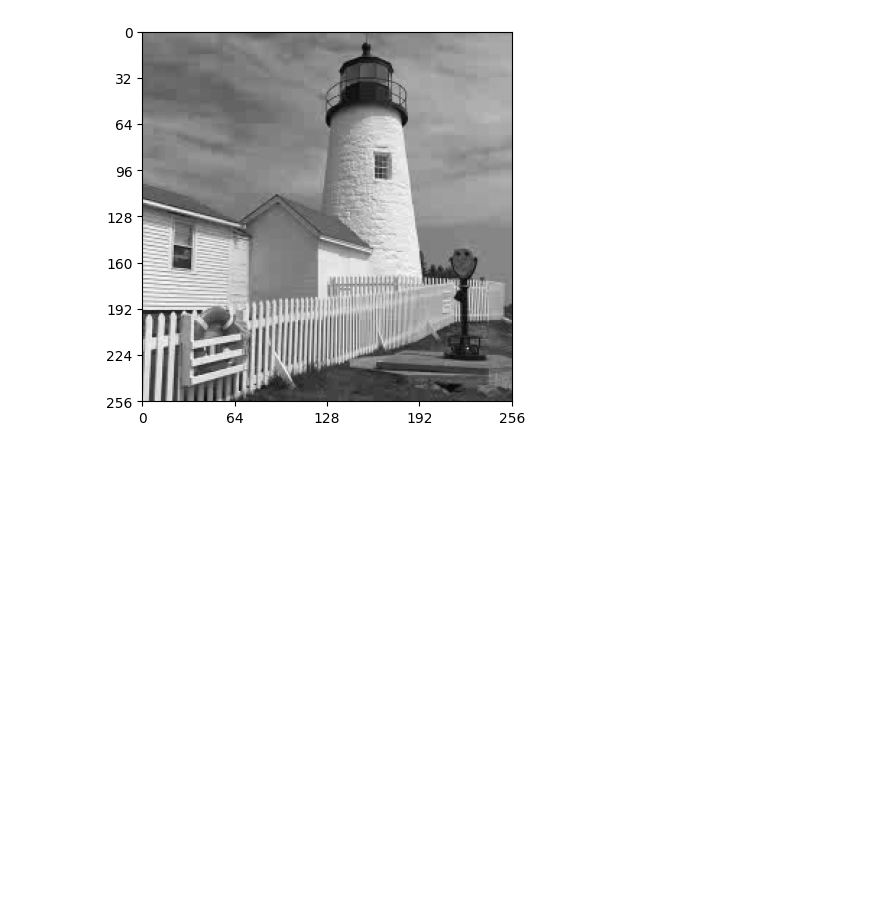
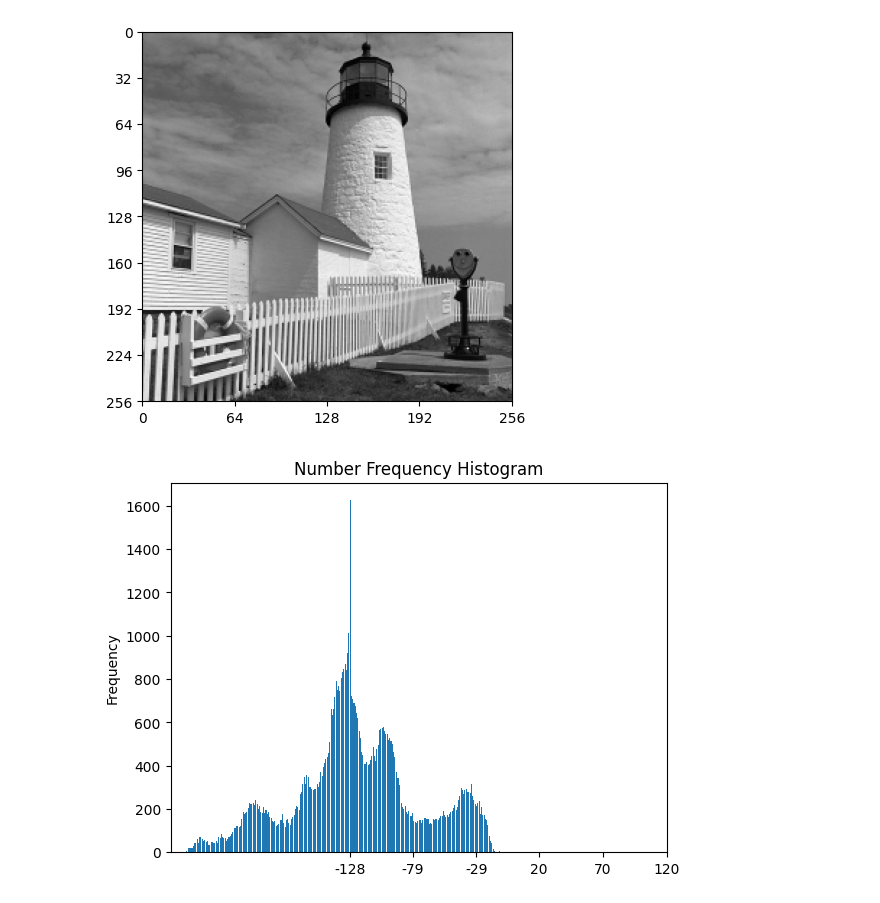
Before and after one commit to jet-tong/cued_sf2_lab, a Jupyter notebook: 12-huffman-jensen.ipynb, the cells around one changed output. Cells and saved outputs as stored; diff of their text form; code cells hidden in the pictures; blank space fills up the shorter version.

```diff
--- a/12-huffman-jensen.ipynb
+++ b/12-huffman-jensen.ipynb
@@ -662,10 +679,12 @@ def lbtdec(vlc: np.ndarray, qstep: float, N: int = 8, M: int = 8,
 from cued_sf2_lab.jpeg import *
 
 X, cmaps_dict = load_mat_img(img='lighthouse.mat', img_info='X', cmap_info={'map', 'map2'})
-X = X - 128.0
+#X = X - 128.0
+lighthouse, _ = load_mat_img(img='lighthouse.mat', img_info='X')
+
 
 qstep = 17
-vlc, hufftab = lbtenc(X, qstep,opthuff=True)
+vlc, hufftab = lbtenc(lighthouse, qstep,opthuff=True)
 
 
 print(vlc[:,1].sum())
@@ -704,3 +723,20 @@ Inverse quantising to step size of 17
 Inverse 8 x 8 DCT
 <matplotlib.image.AxesImage at 0x...>
 [figure]
+# %%
+import numpy as np
+import matplotlib.pyplot as plt
+
+flattened_array = Z.astype(int).flatten()
+hist, bins = np.histogram(flattened_array, bins=np.arange(min(flattened_array), max(flattened_array)+2))
+fig, ax = plt.subplots()
+ax.bar(bins[:-1], hist, align='center')
+xtick_positions = np.linspace(0, len(bins) - 2, num=6, dtype=int)
+xtick_labels = bins[:-1][xtick_positions]
+ax.set_xticks(xtick_positions)
+ax.set_xticklabels(xtick_labels)
+ax.set_ylabel('Frequency')
+ax.set_title('Number Frequency Histogram')
+plt.show()
+# %% [output]
+[figure, added]
```
Also changed, not shown: parts of 2 cells of this notebook, 1 other file.
